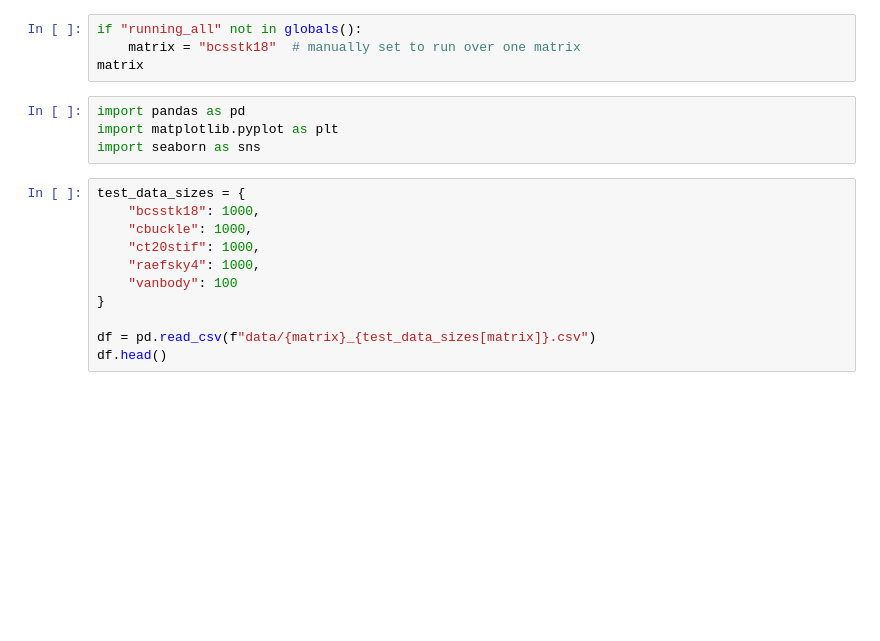
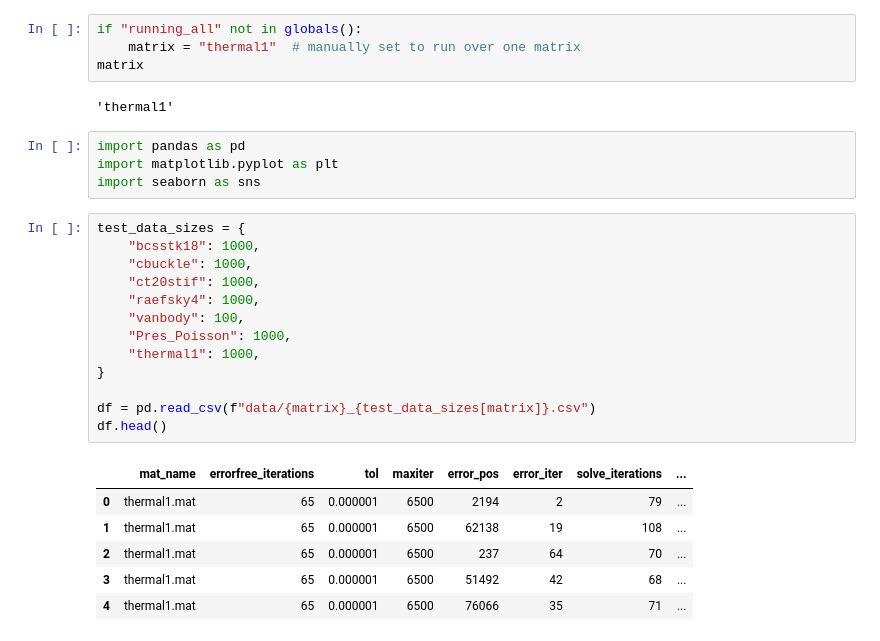
Before and after one commit to DanielRJohnson/Dynamic-Selective-Protection, a Jupyter notebook: analyses/iteration_2norm_corrs.ipynb, the cells around one changed output. Saved outputs shown, nothing was run; the diff lists cells and outputs as text; blank space fills up the shorter version.

```diff
--- a/analyses/iteration_2norm_corrs.ipynb
+++ b/analyses/iteration_2norm_corrs.ipynb
@@ -22,8 +22,10 @@ if "running_all" not in globals():
 [interactive output not drawn]
 # %%
 if "running_all" not in globals():
-    matrix = "bcsstk18"  # manually set to run over one matrix
+    matrix = "thermal1"  # manually set to run over one matrix
 matrix
+# %% [output]
+'thermal1'
 # %%
 import pandas as pd
 import matplotlib.pyplot as plt
@@ -31,14 +33,23 @@ import seaborn as sns
 # %%
 test_data_sizes = {
     "bcsstk18": 1000,
     "cbuckle": 1000,
     "ct20stif": 1000,
     "raefsky4": 1000,
-    "vanbody": 100
+    "vanbody": 100,
+    "Pres_Poisson": 1000,
+    "thermal1": 1000,
 }
 
 df = pd.read_csv(f"data/{matrix}_{test_data_sizes[matrix]}.csv")
 df.head()
+# %% [output]
+|  | mat_name | errorfree_iterations | tol | maxiter | error_pos | error_iter | solve_iterations | ... |
+| 0 | thermal1.mat | 65 | 0.000001 | 6500 | 2194 | 2 | 79 | ... |
+| 1 | thermal1.mat | 65 | 0.000001 | 6500 | 62138 | 19 | 108 | ... |
+| 2 | thermal1.mat | 65 | 0.000001 | 6500 | 237 | 64 | 70 | ... |
+| 3 | thermal1.mat | 65 | 0.000001 | 6500 | 51492 | 42 | 68 | ... |
+| 4 | thermal1.mat | 65 | 0.000001 | 6500 | 76066 | 35 | 71 | ... |
 # %%
 plt.gcf().set_size_inches(12, 8)
 plt.gcf().set_dpi(100)
```
Also changed, not shown: parts of 2 cells of this notebook, 46 other files.
